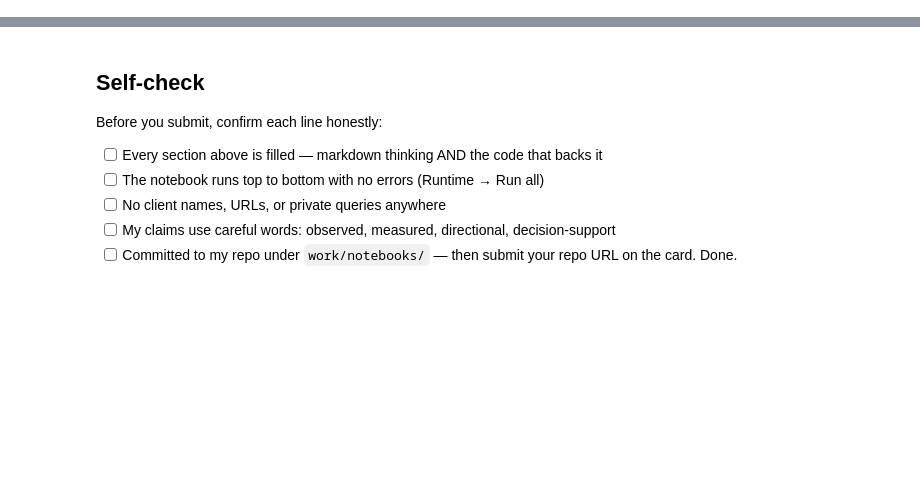
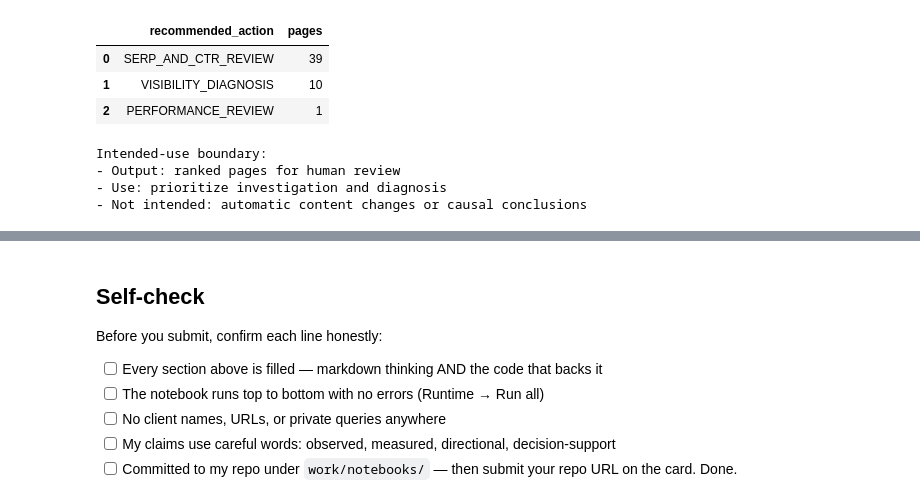
Before and after one commit to yara-08/ML-FlyRank-Internship2, a Jupyter notebook: work/notebooks/w07_action_playbook.ipynb, the cells around one changed output, grey strips where cells are left out. Saved outputs shown, nothing was run; the diff lists cells and outputs as text; code cells hidden in the pictures; blank space fills up the shorter version.

```diff
--- a/work/notebooks/w07_action_playbook.ipynb
+++ b/work/notebooks/w07_action_playbook.ipynb
@@ -43,0 +850,65 @@ This skeleton is yours to fill. Work the sections **in order** — each one has
+# %%
+# This cell is for CODE (numbers, a query, a check).
+# Write your text answer in the cell ABOVE this one — typing sentences here breaks Run All.
+
+# Section 2 — Intended use and limits
+# Verify that the decision-support queue is appropriately scoped.
+
+# 1. Confirm the practical queue is a manageable subset of the held-out data.
+full_queue_n = len(full_ranked_queue)
+practical_queue_n = min(50, full_queue_n)
+
+print("Decision-support scope:")
+print(f"Full held-out queue: {full_queue_n:,} pages")
+print(f"Practical human-review queue: {practical_queue_n:,} pages")
+print(f"Practical queue share: {practical_queue_n / full_queue_n:.1%}")
+
+# 2. Confirm the queue is based on model scores, not the known target label.
+# The target is kept for evaluation elsewhere, but it is not used to rank
+# the practical review queue.
+ranking_columns = [
+    "content_id",
+    "decline_score",
+    "archetype",
+    "recommended_action"
+]
+
+missing_ranking_columns = [
+    col for col in ranking_columns
+    if col not in full_ranked_queue.columns
+]
+
+print("\nRanking checks:")
+print(f"Required ranking columns present: {len(missing_ranking_columns) == 0}")
+print(f"Target column used for ranking: {'target' in full_ranked_queue.columns}")
+
+# 3. Confirm that every practical recommendation has a human-review action.
+practical_queue = full_ranked_queue.head(practical_queue_n).copy()
+
+print("\nHuman-review checks:")
+print(
+    "All practical-queue pages have an action:",
+    practical_queue["recommended_action"].notna().all()
+)
+print(
+    "All practical-queue pages have an archetype:",
+    practical_queue["archetype"].notna().all()
+)
+
+# 4. Show the distribution of actions in the practical queue.
+action_summary_section2 = (
+    practical_queue["recommended_action"]
+    .value_counts()
+    .rename_axis("recommended_action")
+    .reset_index(name="pages")
+)
+
+print("\nPractical queue action distribution:")
+display(action_summary_section2)
+
+# 5. Explicitly record the intended use boundary.
+print("\nIntended-use boundary:")
+print("- Output: ranked pages for human review")
+print("- Use: prioritize investigation and diagnosis")
+print("- Not intended: automatic content changes or causal conclusions")
+# %% [output]
@@ -43,0 +929,8 @@ This skeleton is yours to fill. Work the sections **in order** — each one has
+|  | recommended_action | pages |
+| 0 | SERP_AND_CTR_REVIEW | 39 |
+| 1 | VISIBILITY_DIAGNOSIS | 10 |
+| 2 | PERFORMANCE_REVIEW | 1 |
+Intended-use boundary:
+- Output: ranked pages for human review
+- Use: prioritize investigation and diagnosis
+- Not intended: automatic content changes or causal conclusions
```
Also changed, not shown: parts of 20 cells of this notebook.
